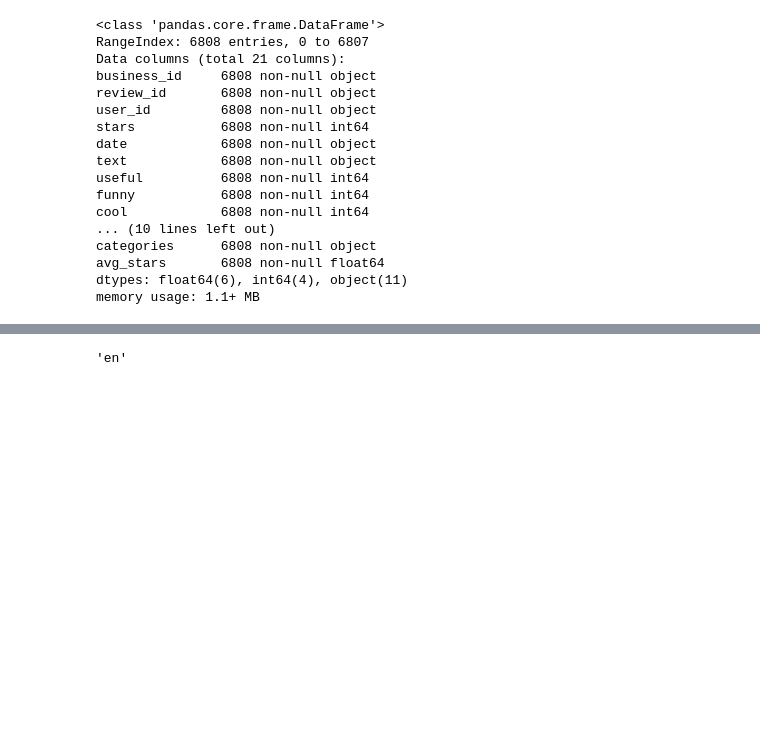
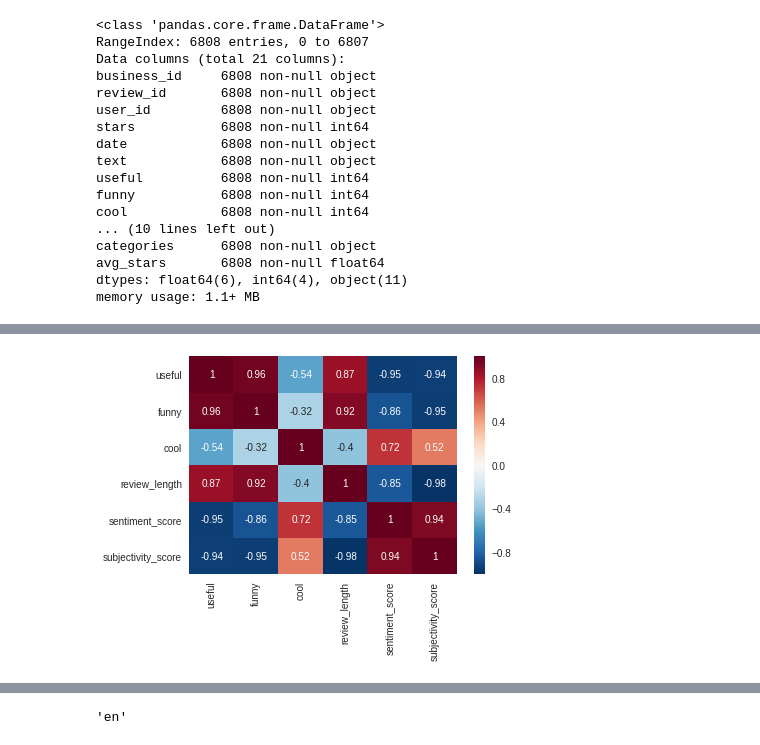
Before and after one commit to schubline/capstone_project, a Jupyter notebook: eda_notebooks/nlp_food_review_sc.ipynb, the cells around one changed output, grey strips where cells are left out. Cells and saved outputs as stored; diff of their text form; code cells hidden in the pictures; blank space fills up the shorter version.

```diff
--- a/eda_notebooks/nlp_food_review_sc.ipynb
+++ b/eda_notebooks/nlp_food_review_sc.ipynb
@@ -107,0 +192,8 @@ data.head()
+# %%
+mask = ["useful", "funny", "cool", "review_length", "sentiment_score", "subjectivity_score", "stars"]
+# %%
+data_feat = data[mask]
+# %%
+stars = data_feat.groupby('stars').mean()
+star = stars.corr()
+star
@@ -107,0 +208,4 @@ data.head()
+# %%
+sns.heatmap(data=stars.corr(), annot=True);
+# %% [output]
+[figure, added]
```
Also changed, not shown: parts of 58 cells of this notebook.
